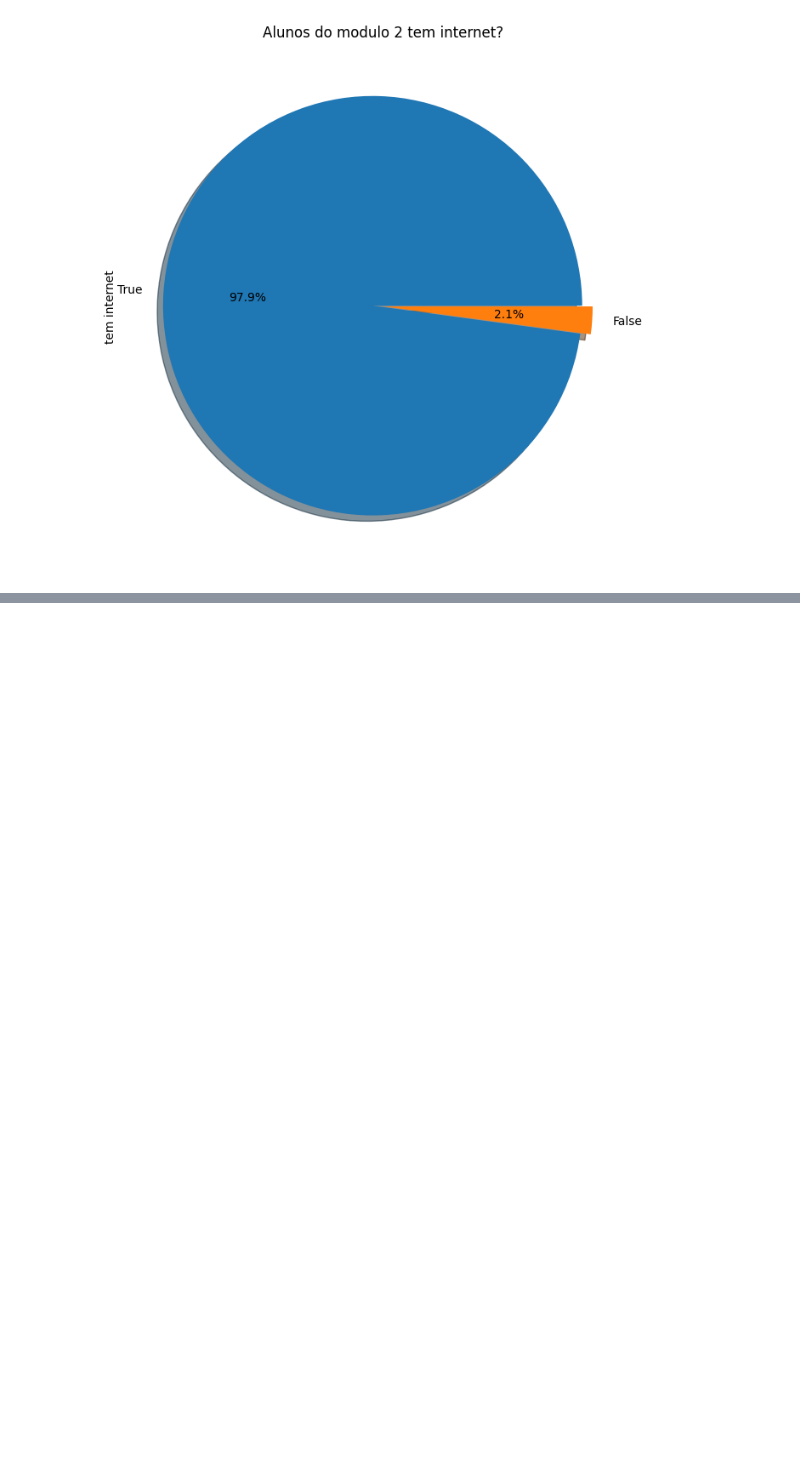
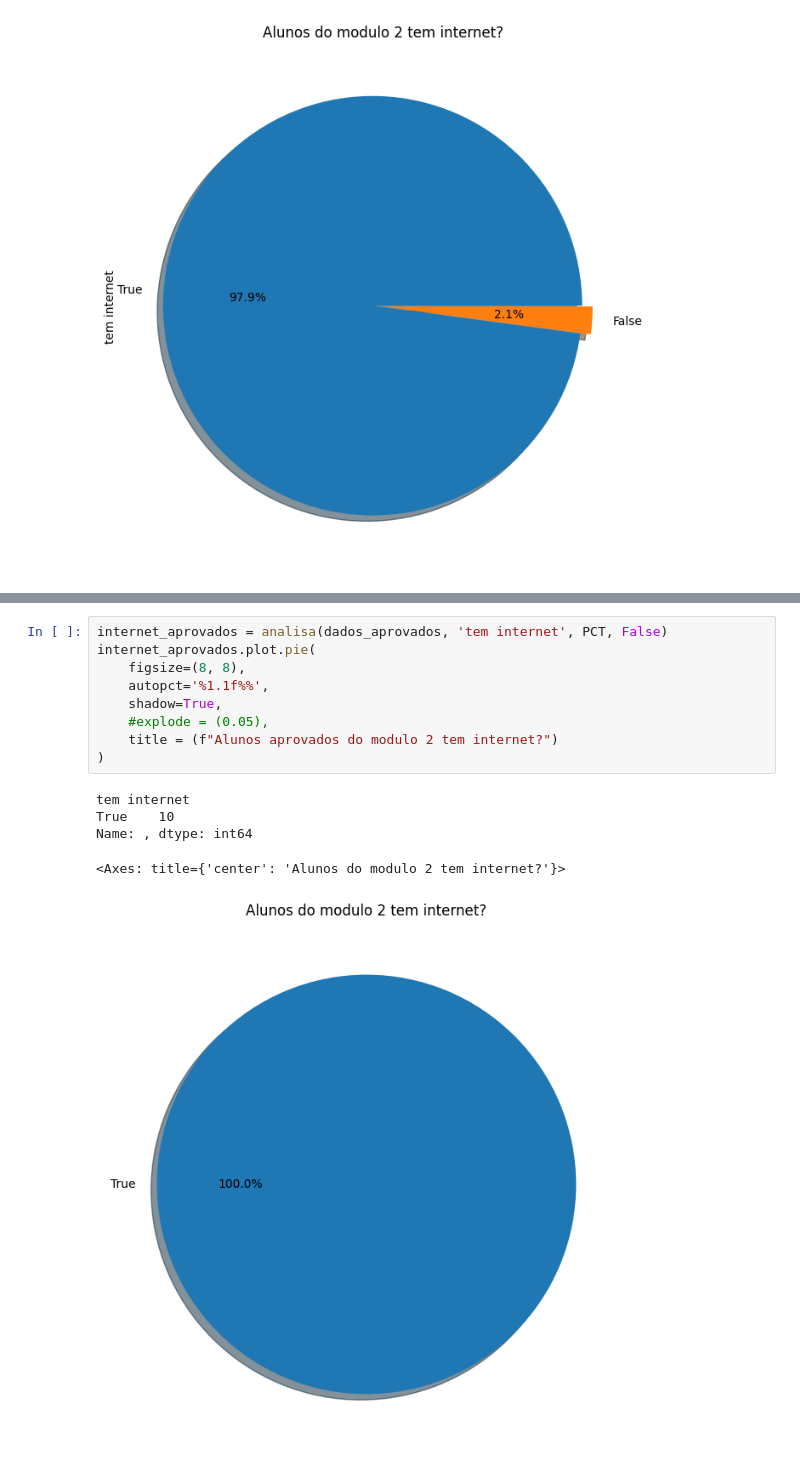
Before and after one commit to oeduardosg/introcomp, a Jupyter notebook: modulo_dois.ipynb, the cells around one changed output, grey strips where cells are left out. Cells and saved outputs as stored; diff of their text form; blank space fills up the shorter version.

```diff
--- a/modulo_dois.ipynb
+++ b/modulo_dois.ipynb
@@ -220,0 +238,15 @@ Name: tem internet, dtype: int64
+# %%
+internet_aprovados = analisa(dados_aprovados, 'tem internet', PCT, False)
+internet_aprovados.plot.pie(
+    figsize=(8, 8),
+    autopct='%1.1f%%',
+    shadow=True,
+    #explode = (0.05),
+    title = (f"Alunos aprovados do modulo 2 tem internet?")
+)
+# %% [output]
+tem internet
+True    10
+Name: , dtype: int64
+<Axes: title={'center': 'Alunos do modulo 2 tem internet?'}>
+[figure, added]
```
Also changed, not shown: parts of 7 cells of this notebook.
